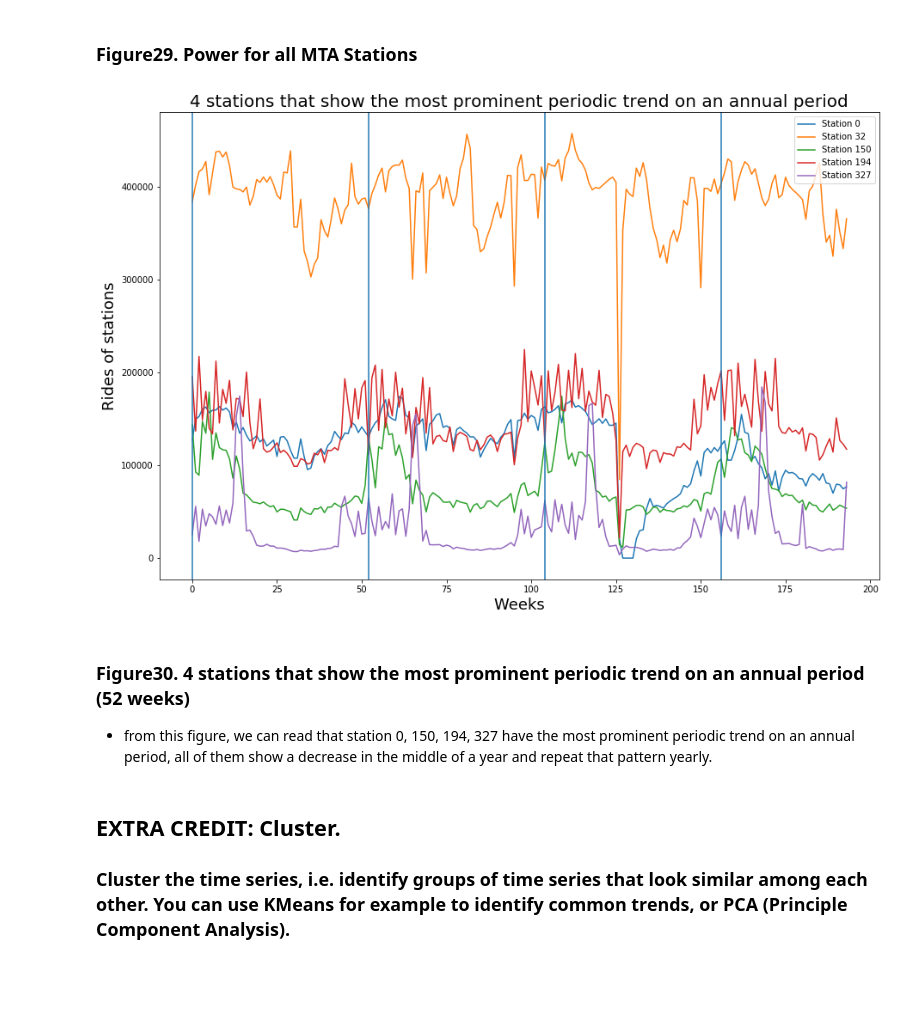
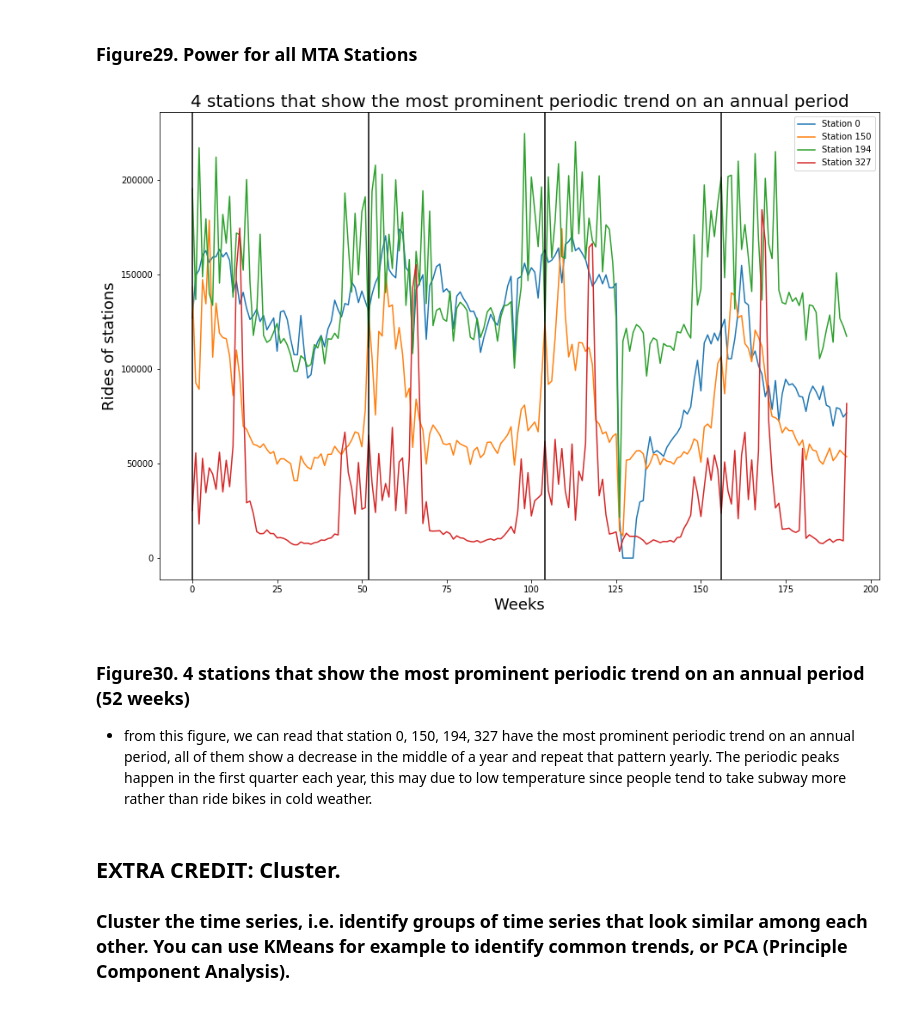
Before and after one commit to yixuantang/PUI2017_yt1369, a Jupyter notebook: HW10_yt1369/HW10_yt1369.ipynb, the cells around one changed output. Cells and saved outputs as stored; diff of their text form; code cells hidden in the pictures; blank space fills up the shorter version.

```diff
--- a/HW10_yt1369/HW10_yt1369.ipynb
+++ b/HW10_yt1369/HW10_yt1369.ipynb
@@ -296,5 +291,5 @@ pl.show();
 Topfour = []
 for i in range(len(typ_allsum)):
     f = np.abs(np.fft.rfft(typ_allsum[i]))
-    if f[4] > 2250000: # inspect visually
+    if f[4] > 2400000: # inspect visually
         Topfour.append(i)
@@ -301,20 +298,20 @@ for i in range(len(typ_allsum)):
 # %%
 pl.figure(figsize=(15,10))
 for i in Topfour:
     pl.plot(typ_allsum[i], label='Station %s'%i)
 
-xcoords = [i * 52 for i in range(4)]
-[pl.axvline(i) for i in xcoords]
+year = [i * 52 for i in range(4)]
+[pl.axvline(i, c = 'k') for i in year]
 pl.xlabel('Weeks', fontsize=18)
 pl.ylabel('Rides of stations', fontsize=18)
 pl.title('4 stations that show the most prominent periodic trend on an annual period', fontsize=20)
 pl.legend(loc = 1)
 pl.show();
 # %% [output]
-[figure, old version]
+[figure, new version]
 # %% [markdown]
 ### Figure30. 4 stations that show the most prominent periodic trend on an annual period (52 weeks)
-* from this figure, we can read that station 0, 150, 194, 327 have the most prominent periodic trend on an annual period, all of them show a decrease in the middle of a year and repeat that pattern yearly.
+* from this figure, we can read that station 0, 150, 194, 327 have the most prominent periodic trend on an annual period, all of them show a decrease in the middle of a year and repeat that pattern yearly. The periodic peaks happen in the first quarter each year, this may due to low temperature since people tend to take subway more rather than ride bikes in cold weather.
 # %% [markdown]
 
 
```
Also changed, not shown: parts of 5 cells of this notebook, 2 other files.
